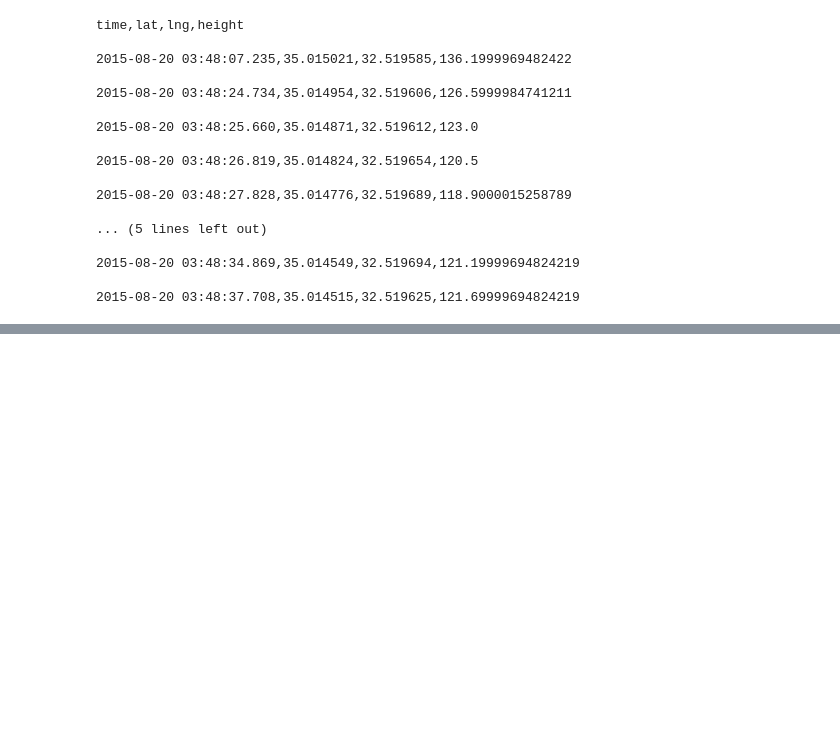
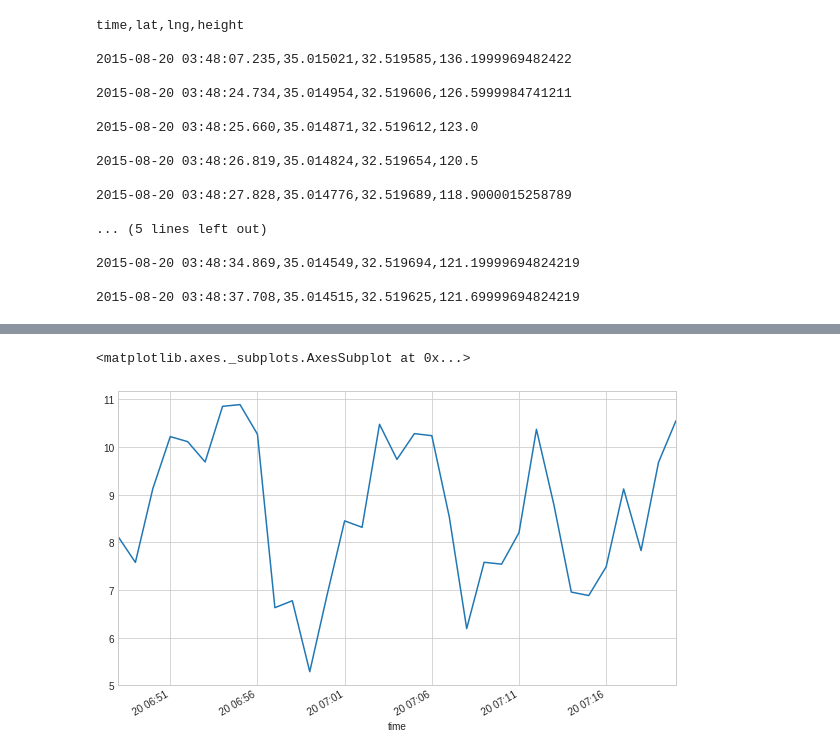
Before and after one commit to indikaimk/ipython_notebooks, a Jupyter notebook: pandas_csv_files.ipynb, the cells around one changed output, grey strips where cells are left out. Drawn from its saved outputs; the diff is of its cells as text; code cells hidden in the pictures; blank space fills up the shorter version.

```diff
--- a/pandas_csv_files.ipynb
+++ b/pandas_csv_files.ipynb
@@ -55,0 +386,7 @@ time,lat,lng,height
+# %%
+plt.style.use("seaborn-whitegrid")
+# %%
+speed1m.plot()
+# %% [output]
+<matplotlib.axes._subplots.AxesSubplot at 0x...>
+[figure, added]
```
Also changed, not shown: parts of 75 cells of this notebook, 5 other files.
